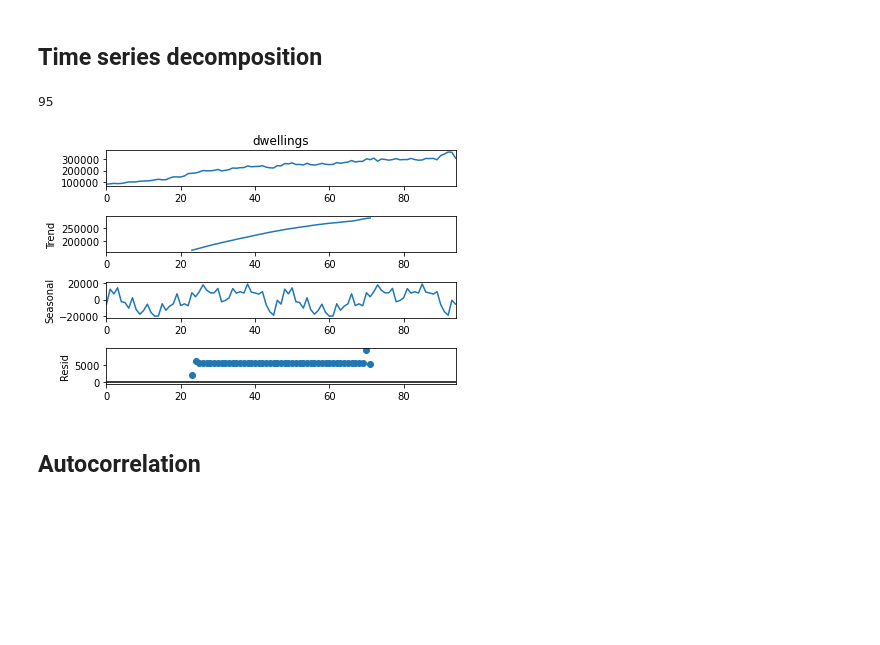
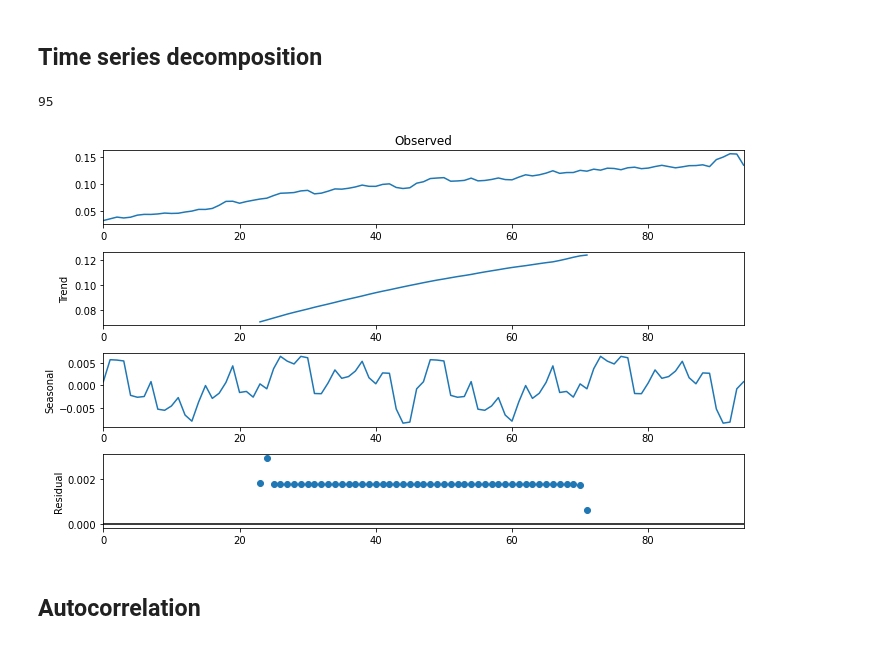
Before and after one commit to SIthodox2286/ADS_year3_project_8, a Jupyter notebook: Linda_time-series_exploration.ipynb, the cells around one changed output. Drawn from its saved outputs; the diff is of its cells as text; code cells hidden in the pictures; blank space fills up the shorter version.

```diff
--- a/Linda_time-series_exploration.ipynb
+++ b/Linda_time-series_exploration.ipynb
@@ -198,7 +220,7 @@ array([[<AxesSubplot:title={'center':'Unnamed: 0'}>,
 # Quarterly Data
 # %%
 # quarterly data on homelessness and the waiting list
-df = pd.read_excel (r"Data/all_in_one_Time_sieries_data_color.xlsx", sheet_name=3)
+df = pd.read_excel (r"Data/all_in_one_Time_sieries_data_color.xlsx", sheet_name=4)
 TA = df.iloc[0:, 3]
 # TA_norm = [float(i)/sum(TA) for i in TA]
 TA_norm = preprocessing.normalize([TA])[0]
@@ -264,13 +289,13 @@ sns.lineplot(data=main_norm, palette="deep");
 # %%
 # time series decomposition
 import statsmodels.api as sm
 
 print(len(main))
-decomposition = sm.tsa.seasonal_decompose(dwellings, model='additive', period = 47)
+decomposition = sm.tsa.seasonal_decompose(main_norm, model='additive', period = 47)
 fig = decomposition.plot()
 # %% [output]
 95
-[figure, old version]
+[figure, new version]
 # %% [markdown]
 ## Autocorrelation
 # %%
```
Also changed, not shown: parts of 17 cells of this notebook, 2 other files.
